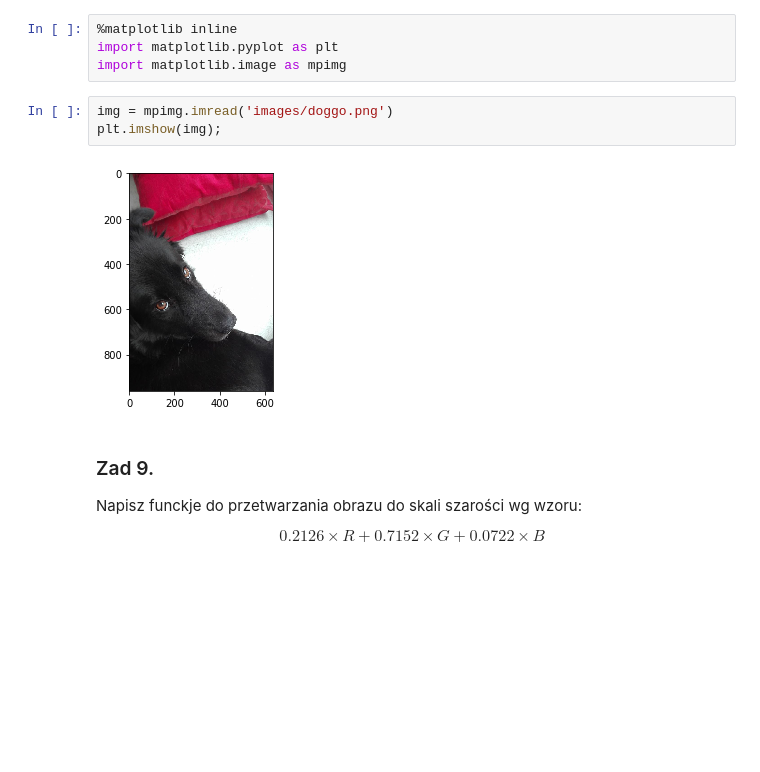
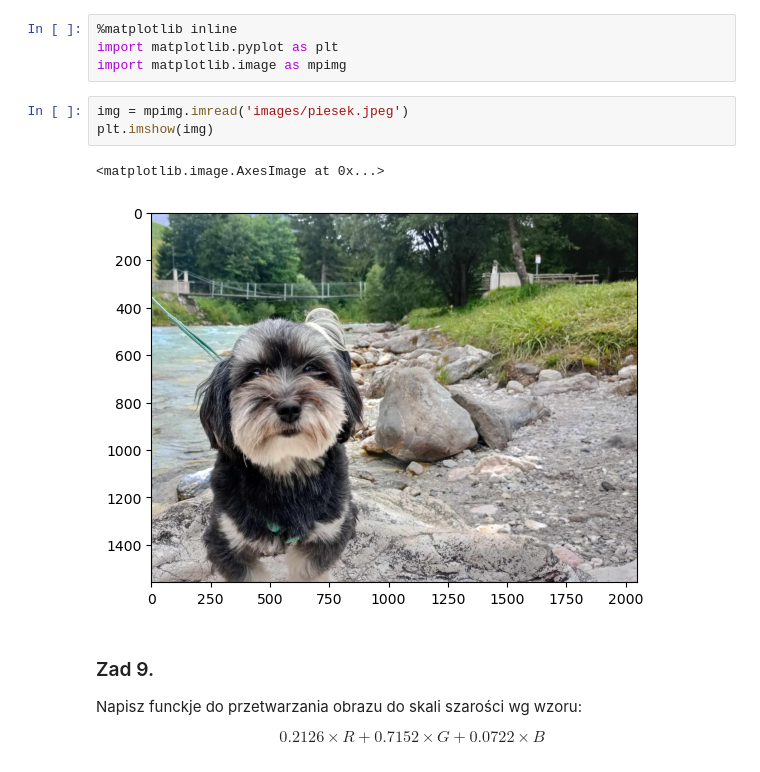
Before and after one commit to KajetanOzog/effective_python, a Jupyter notebook: lab11.ipynb, the cells around one changed output. Drawn from its saved outputs; the diff is of its cells as text; blank space fills up the shorter version.

```diff
--- a/lab11.ipynb
+++ b/lab11.ipynb
@@ -206,10 +212,11 @@ Do wyświetlania obrazków w notebooku potrzebny będzie `matplotlib`. W PyCharm
 import matplotlib.pyplot as plt
 import matplotlib.image as mpimg
 # %%
-img = mpimg.imread('images/doggo.png')
-plt.imshow(img);
+img = mpimg.imread('images/piesek.jpeg')
+plt.imshow(img)
 # %% [output]
+<matplotlib.image.AxesImage at 0x...>
-[figure, old version]
+[figure, new version]
 # %% [markdown]
 ### Zad 9.
 
```
Also changed, not shown: parts of 9 cells of this notebook, 1 other file.
